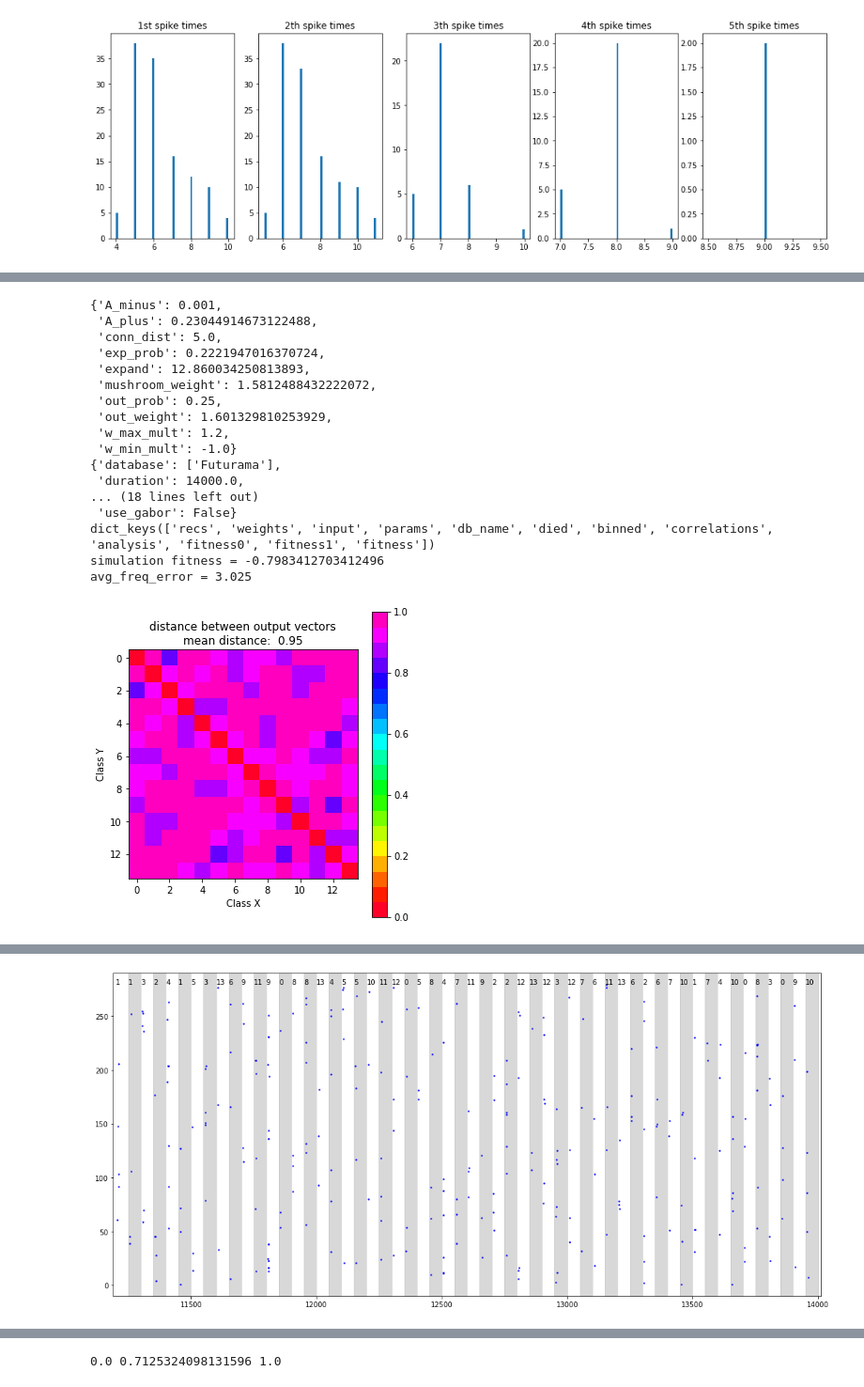
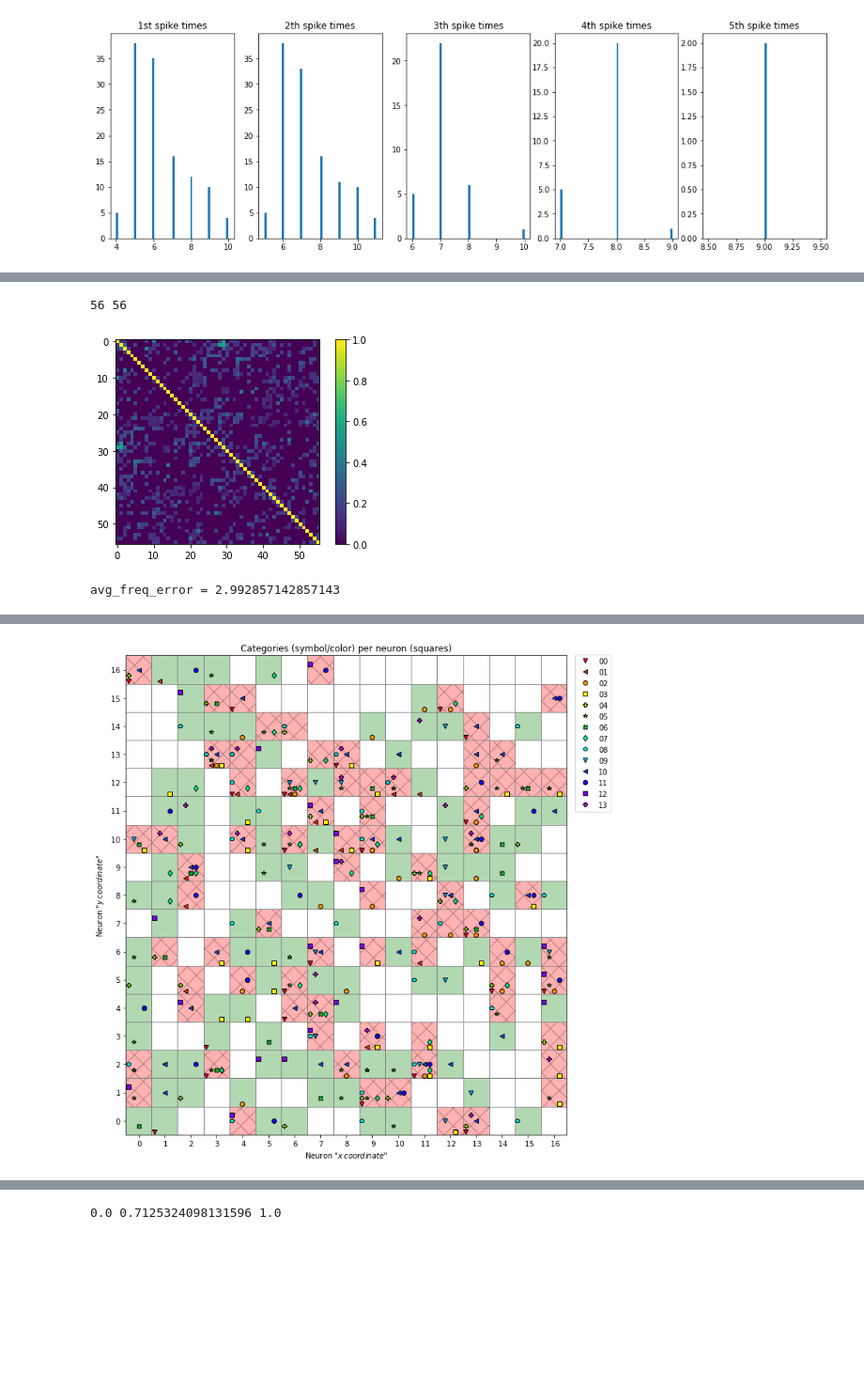
Before and after one commit to chanokin/l2l-omniglot, a Jupyter notebook: check_out_spikes.ipynb, the cells around one changed output, grey strips where cells are left out. Shown at 94% size. Cells and saved outputs as stored; diff of their text form; code cells hidden in the pictures; blank space fills up the shorter version.

Commit message:
support for additional inputs

```diff
--- a/check_out_spikes.ipynb
+++ b/check_out_spikes.ipynb
@@ -992,6 +1475,6 @@ comp fitness = 0.0000
 # %%
 print(max_idx)
 # 47
-# max_idx = 12
+max_idx = 11
 # np.sqrt(19100)
 # %% [output]
@@ -999,25 +1502,40 @@ print(max_idx)
 # %%
-
 
 fname = file_names[max_idx]
 # fname = file_names[14]
 with np.load(fname, allow_pickle=True) as d:
     data = to_dict( d )
+
+print(data.keys())
+
 ind_ps = data['params']['ind']
-pprint(ind_ps)
+# pprint(ind_ps)
 sim_ps = data['params']['sim']
-pprint(sim_ps)
-print(data.keys())
+# pprint(sim_ps)
+# print(data.keys())
 dt = sim_ps['sample_dt']
 start_t = get_test_label_idx(data) * dt
 end_t = start_t + len(out_labels) * dt
 test_per_class = sim_ps['test_per_class']
 sim_fit = data['fitness']
-print(f'simulation fitness = {sim_fit}')
+# print(f'simulation fitness = {sim_fit}')
+n_out = sim_ps['output_size']
+n_class = sim_ps['num_classes']
 
 out_spikes, out_labels = get_test_spikes_and_labels(data)
-neurons_per_label = get_neurons_per_label(
-                        out_labels, out_spikes, start_t, dt)
+# neurons_per_label = get_neurons_per_label(
+#                         out_labels, out_spikes, start_t, dt)
+
+aps = activity_per_sample(out_labels, out_spikes, start_t, dt)
+print( len(aps), 14*4 )
+vs = act_per_samp_to_dict(aps, out_labels, n_out)
+# print(vs)
+# print(neurons_per_label)
+correlations, _, _ = cc(vs)
+plt.figure()
+im = plt.imshow(correlations)
+plt.colorbar(im)
+plt.show()
 
 n_class = sim_ps['num_classes']
 
@@ -1085,48 +1603,33 @@ for t in np.arange(start_t, end_t, dt):
 
 
 for idx, ts in enumerate(out_spikes):
     plt.plot(ts, np.ones_like(ts) * idx, '.b',
             markersize=5, markeredgewidth=0)
 ax.set_xlim(start_t - 10, end_t + 10)
 ax.set_ylim(-10, n_out+10)
 plt.tight_layout()
 plt.savefig(f'output_spikes_{gen}.png', dpi=150)
 
 
 plt.figure(figsize=(15, 7))
 ax = plt.subplot(1, 1, 1)
 for idx in ids:
     plt.axhline(idx, color='red')
 for idx in range(len(sorted_aps)):
     cls = idx // test_per_class
     ttt = dt * idx
     if (idx % test_per_class) == 0:
         plt.axvline(ttt-dt//3, color='gray', linestyle='--')
         plt.text(ttt, n_out, f'{cls}')
 
     for y in sorted_aps[idx]:
         plt.plot(ttt, y, '.b', markersize=3)
 
 ax.set_ylim(-10, n_out+10)
 plt.savefig(f'sorted_output_spikes_{gen}.png', dpi=150)
 
 plt.show()
 # %% [output]
-{'A_minus': 0.001,
- 'A_plus': 0.23044914673122488,
- 'conn_dist': 5.0,
- 'exp_prob': 0.2221947016370724,
- 'expand': 12.860034250813893,
- 'mushroom_weight': 1.5812488432222072,
- 'out_prob': 0.25,
- 'out_weight': 1.601329810253929,
- 'w_max_mult': 1.2,
- 'w_min_mult': -1.0}
-{'database': ['Futurama'],
- 'duration': 14000.0,
-... (18 lines left out)
- 'use_gabor': False}
-dict_keys(['recs', 'weights', 'input', 'params', 'db_name', 'died', 'binned', 'correlations', 'analysis', 'fitness0', 'fitness1', 'fitness'])
-simulation fitness = -0.7983412703412496
-avg_freq_error = 3.025
+56 56
-[figure, old version]
+[figure, new version]
+avg_freq_error = 2.992857142857143
@@ -1135 +1638 @@ avg_freq_error = 3.025
-[figure, old version]
+[figure, new version]
```
Also changed, not shown: parts of 11 cells of this notebook, 6 other files.
